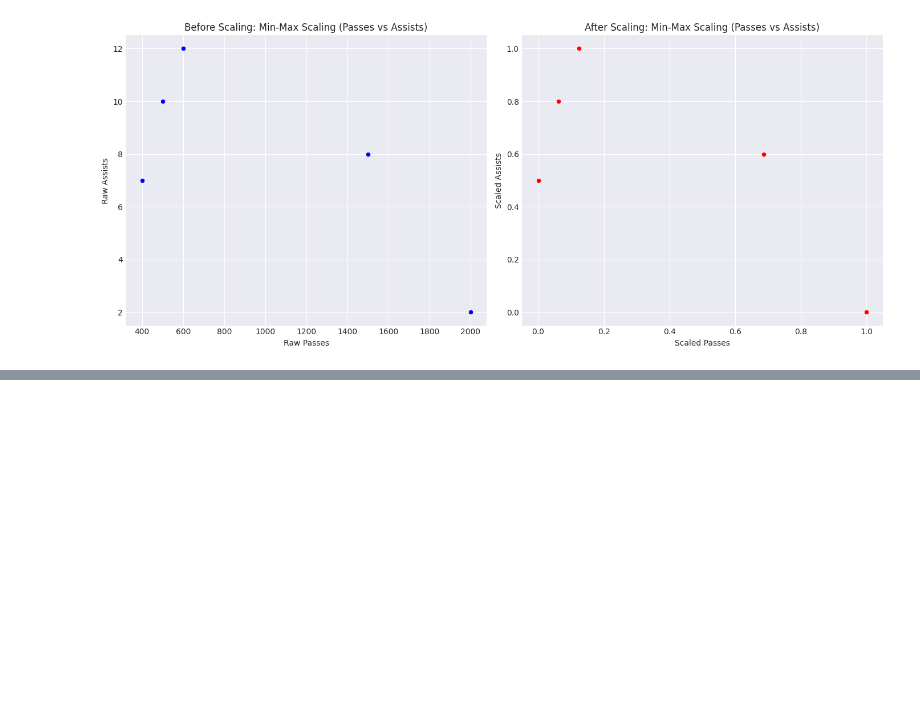
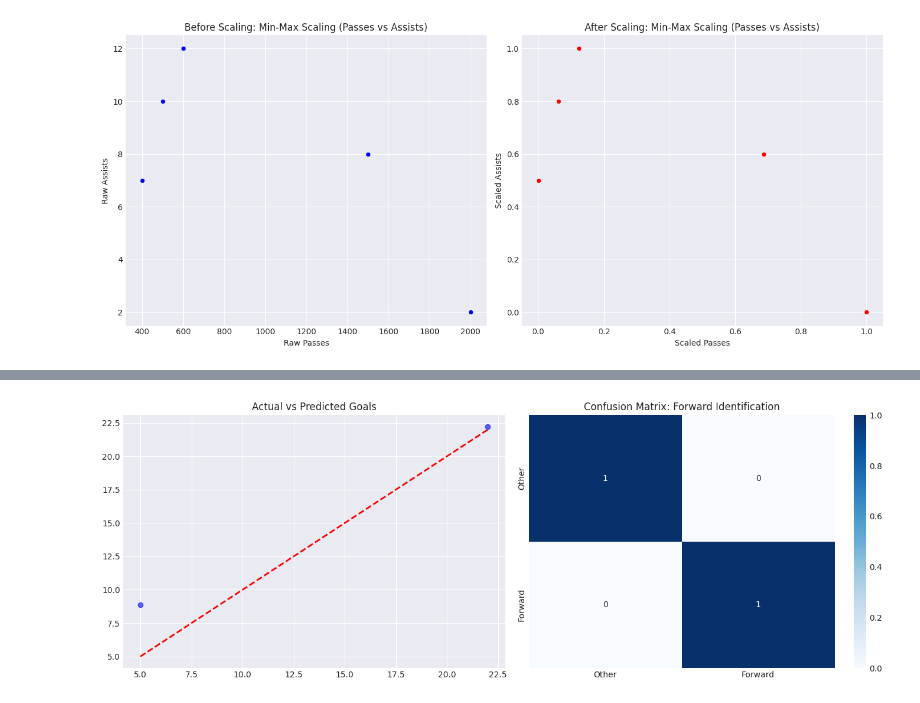
Before and after one commit to springboardmentor1979b-cmyk/ScoreSight---Predicting-EPL-Points-Tally-Top-Scorer, a Jupyter notebook: Kusuma's_EPL_prediction.ipynb, the cells around one changed output, grey strips where cells are left out. Drawn from its saved outputs; the diff is of its cells as text; code cells hidden in the pictures; blank space fills up the shorter version.

```diff
--- a/Kusuma's_EPL_prediction.ipynb
+++ b/Kusuma's_EPL_prediction.ipynb
@@ -1139,0 +1007,92 @@ Gradient Boosting Accuracy: 0.8956521739130435
+# %%
+import pandas as pd
+import numpy as np
+import matplotlib.pyplot as plt
+import seaborn as sns
+import warnings
+
+from sklearn.model_selection import train_test_split, learning_curve
+from sklearn.linear_model import LinearRegression, LogisticRegression
+from sklearn.metrics import (mean_absolute_error, mean_squared_error, r2_score,
+                             accuracy_score, precision_score, recall_score, f1_score,
+                             confusion_matrix)
+from sklearn.exceptions import UndefinedMetricWarning
+
+warnings.filterwarnings("ignore", category=UndefinedMetricWarning)
+
+# Re-define df_reloaded from the sample data to ensure consistency and make the cell runnable
+data = {
+    'Club': ['Arsenal', 'Arsenal', 'Man Utd', 'Man Utd', 'Chelsea'],
+    'Position': ['Forward', 'Midfielder', 'Forward', 'Defender', 'Forward'],
+    'Goals': [20, 5, 15, 1, 22],
+    'Appearances': [35, 38, 30, 38, 36],
+    'Age': [25, 28, 30, 24, 29],
+    'Shots': [100, 40, 80, 5, 110],
+    'Assists': [10, 8, 7, 2, 12],
+    'Passes': [500, 1500, 400, 2000, 600],
+    'Tackles': [2, 40, 5, 80, 3],
+    'Tackle success %': [50, 70, 45, 85, 55],
+    'Nationality': ['England', 'England', 'Portugal', 'France', 'USA']
+}
+df_reloaded = pd.DataFrame(data)
+
+# Re-define features and targets and perform train-test split
+features = ['Age', 'Appearances', 'Passes', 'Tackles', 'Shots', 'Assists']
+X = df_reloaded[features]
+y_reg = df_reloaded['Goals']
+y_cls = df_reloaded['Position'].apply(lambda x: 1 if 'Forward' in str(x) else 0)
+
+# Adjusted test_size to 0.4 to ensure at least 2 samples in the test set
+X_train_reg, X_test_reg, y_train_reg, y_test_reg = train_test_split(X, y_reg, test_size=0.4, random_state=42)
+X_train_cls, X_test_cls, y_train_cls, y_test_cls = train_test_split(X, y_cls, test_size=0.4, random_state=42)
+
+# Re-train baseline models
+reg_model = LinearRegression()
+reg_model.fit(X_train_reg, y_train_reg)
+y_pred_reg = reg_model.predict(X_test_reg)
+
+cls_model = LogisticRegression(max_iter=1000)
+cls_model.fit(X_train_cls, y_train_cls)
+y_pred_cls = cls_model.predict(X_test_cls)
+
+# Classification Metrics with zero_division=0 to stop warnings
+print("--- Classification Metrics (Forward vs Others) ---")
+print(f"Accuracy:  {accuracy_score(y_test_cls, y_pred_cls):.2f}")
+print(f"Precision: {precision_score(y_test_cls, y_pred_cls, zero_division=0):.2f}")
+print(f"Recall:    {recall_score(y_test_cls, y_pred_cls, zero_division=0):.2f}")
+print(f"F1 Score:  {f1_score(y_test_cls, y_pred_cls, zero_division=0):.2f}")
+
+fig, axes = plt.subplots(1, 2, figsize=(14, 5))
+
+# Plot 1: Regression Scatter
+axes[0].scatter(y_test_reg, y_pred_reg, alpha=0.6, color='blue')
+axes[0].plot([y_test_reg.min(), y_test_reg.max()], [y_test_reg.min(), y_test_reg.max()], 'r--', lw=2)
+axes[0].set_title('Actual vs Predicted Goals')
+
+# Plot 2: Confusion Matrix (Fixed with 'labels' parameter)
+# Passing labels=[0, 1] ensures the matrix is always 2x2 even if a class is missing
+cm = confusion_matrix(y_test_cls, y_pred_cls, labels=[0, 1])
+sns.heatmap(cm, annot=True, fmt='d', cmap='Blues', ax=axes[1],
+            xticklabels=['Other', 'Forward'], yticklabels=['Other', 'Forward'])
+axes[1].set_title('Confusion Matrix: Forward Identification')
+
+plt.tight_layout()
+plt.show()
+
+# 4b) Learning Curves (Cleaned)
+# Added check to ensure we have enough data for CV
+try:
+    # Reduce cv folds to 3 and define specific train_sizes to avoid duplicates
+    train_sizes, train_scores, test_scores = learning_curve(
+        reg_model, X, y_reg, cv=3,
+        train_sizes=np.linspace(0.1, 1.0, 3) # Reduced train_sizes to avoid issues with very small dataset
+    )
+    plt.figure()
+    plt.plot(train_sizes, np.mean(train_scores, axis=1), label='Training Score')
+    plt.plot(train_sizes, np.mean(test_scores, axis=1), label='Validation Score')
+    plt.title('Learning Curves (Train vs Validation)')
+    plt.legend()
+    plt.show()
+except Exception as e:
+    print(f"Could not generate learning curve: {e}")
+# %% [output]
@@ -1139,0 +1104 @@ Gradient Boosting Accuracy: 0.8956521739130435
+[figure, added]
```
Also changed, not shown: parts of 89 cells of this notebook.
